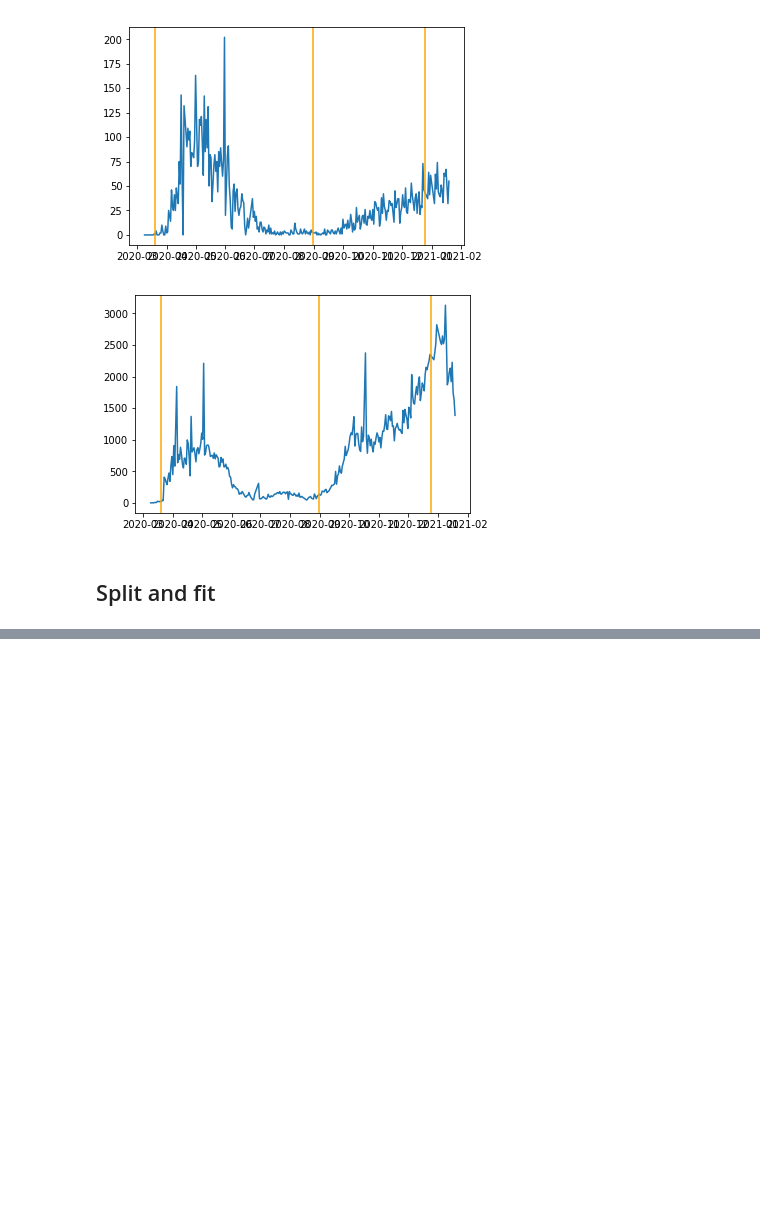
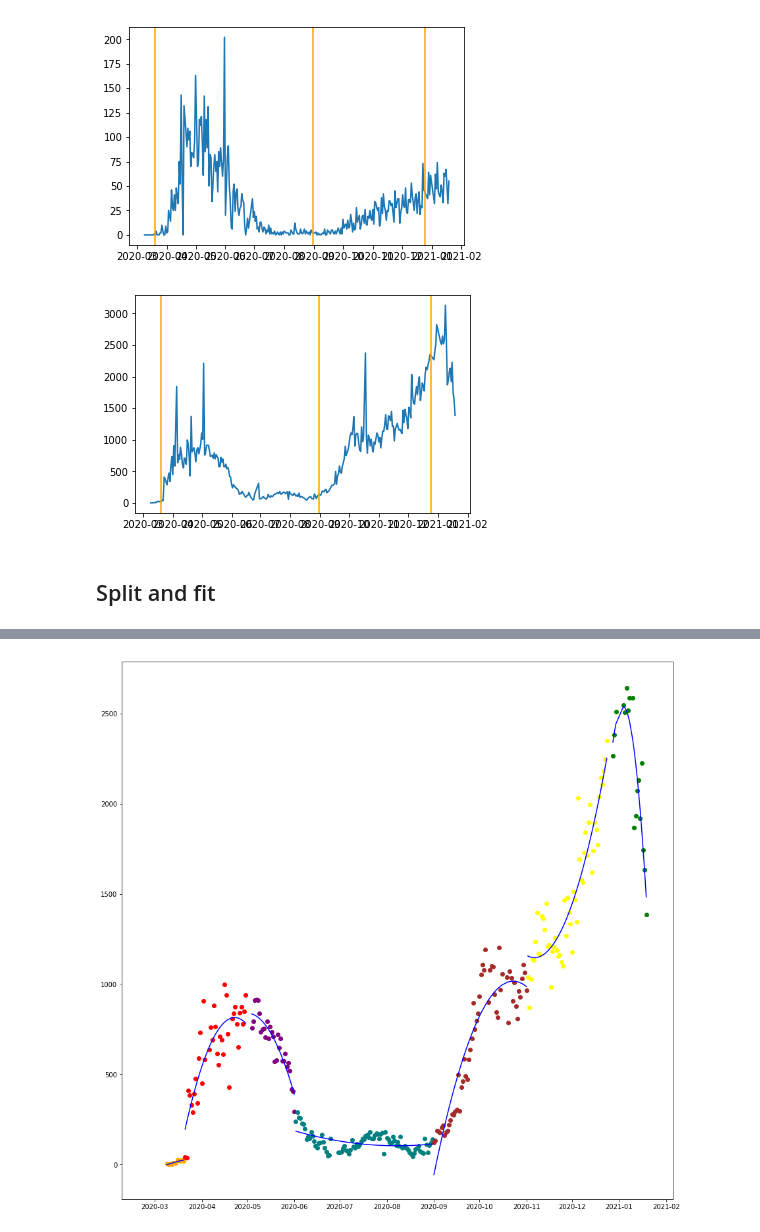
Before and after one commit to cb-ds-1/m3-4-rdd-project, a Jupyter notebook: workshop.ipynb, the cells around one changed output, grey strips where cells are left out. Saved outputs shown, nothing was run; the diff lists cells and outputs as text; code cells hidden in the pictures; blank space fills up the shorter version.

```diff
--- a/workshop.ipynb
+++ b/workshop.ipynb
@@ -82,0 +71,20 @@ for i in range(len(sets)):
+# %%
+delimiters = [
+    '1/1/2020',
+    '3/20/2020',
+    '5/1/2020',
+    '6/1/2020',
+    '8/31/2020',
+    '11/1/2020',
+    '12/25/2020',
+    '1/20/2021'
+]
+tranches = [[delimiters[i-1], delimiters[i]] for i in range(1,len(delimiters))]
+
+sets = [
+    qc[
+        (pd.to_datetime(tranches[i][0]) < qc['ObservationDate']) & (qc['ObservationDate'] <= pd.to_datetime(tranches[i][1]))
+    ] for i in range(len(tranches))
+]
+tranches
+# qc[(qc['ObservationDate'] >= pd.to_datetime('3/20/2020')) & ( pd.to_datetime('5/1/2020') >= qc['ObservationDate'])]
@@ -82,0 +99,65 @@ for i in range(len(sets)):
+# %%
+from sklearn.metrics import r2_score
+first = qc[qc['ObservationDate'] < imp_dates[0]].reset_index()
+second = qc[(qc['ObservationDate'] > imp_dates[0]) & (qc['ObservationDate'] < imp_dates[1])].reset_index()
+third = qc[(qc['ObservationDate'] > imp_dates[1]) & (qc['ObservationDate'] < imp_dates[2])].reset_index()
+fourth = qc[qc['ObservationDate'] > imp_dates[2]].reset_index()
+
+estimates = []
+filters = [None, 1000, 1000, 300, 1250, None, 2650,None]
+date_filters = [None, None, None, None, None, None, None]#'2020/06/01'
+colors = ['orange', 'red', 'purple', 'teal', 'brown', 'yellow', 'green']
+degrees = [2, 2, 2, 2, 2, 2, 2]
+fit_colors = ['orange', 'red', 'purple', 'teal']
+plt.figure(figsize=(15.,15.))
+
+for i in range(len(sets)):
+    if filters[i] != None:
+        sets[i] = sets[i][sets[i]['DailyConfirmed'] <= filters[i]]
+    if date_filters[i] != None:
+        sets[i] = sets[i][sets[i]['ObservationDate'] <= pd.to_datetime(date_filters[i])]
+
+scores = []
+coef1 = []
+coef2 = []
+ones = []
+twos = []
+
+for i in range(len(sets)):
+    x = sets[i]['ObservationDate'][:, np.newaxis]
+    y = sets[i]['DailyConfirmed']
+    X = sm.add_constant(sets[i]['DateUnix'])
+    deg = degrees[i]
+    poly = PolynomialFeatures(degree = deg)
+    X_poly = poly.fit_transform(X)
+    pr_model = LinearRegression().fit(X_poly, y)
+    y_hat = pr_model.predict(X_poly)
+    plt.scatter(x,y, color=colors[i])
+    plt.plot(x,y_hat, color='blue')
+
+    est = sm.OLS(y,sm.add_constant(sets[i][['DateUnix','DateUnix2']])).fit()
+
+    summary = est.summary2().tables[1]
+    r_squ = r2_score(y, y_hat)
+    pvalues = summary['P>|t|']
+    coeffs = summary['Coef.']
+    print(" ")
+    print("For:",tranches[i], "R2", r_squ)
+    print(summary)
+    scores.append(r_squ)
+    coef1.append(coeffs['DateUnix'])
+    coef2.append(coeffs['DateUnix2'])
+    ones.append(pvalues['DateUnix'])
+    twos.append(pvalues['DateUnix2'])
+
+res = pd.DataFrame({
+    'tranche': tranches,
+    'r2': scores,
+    'coeff1': coef1,
+    'coeff2': coef2,
+    'p_deg1': ones,
+    'p_deg2': twos,
+    'color': colors
+})
+res
+# %% [output]
@@ -82,0 +189 @@ for i in range(len(sets)):
+[figure, added]
```
Also changed, not shown: parts of 6 cells of this notebook.
